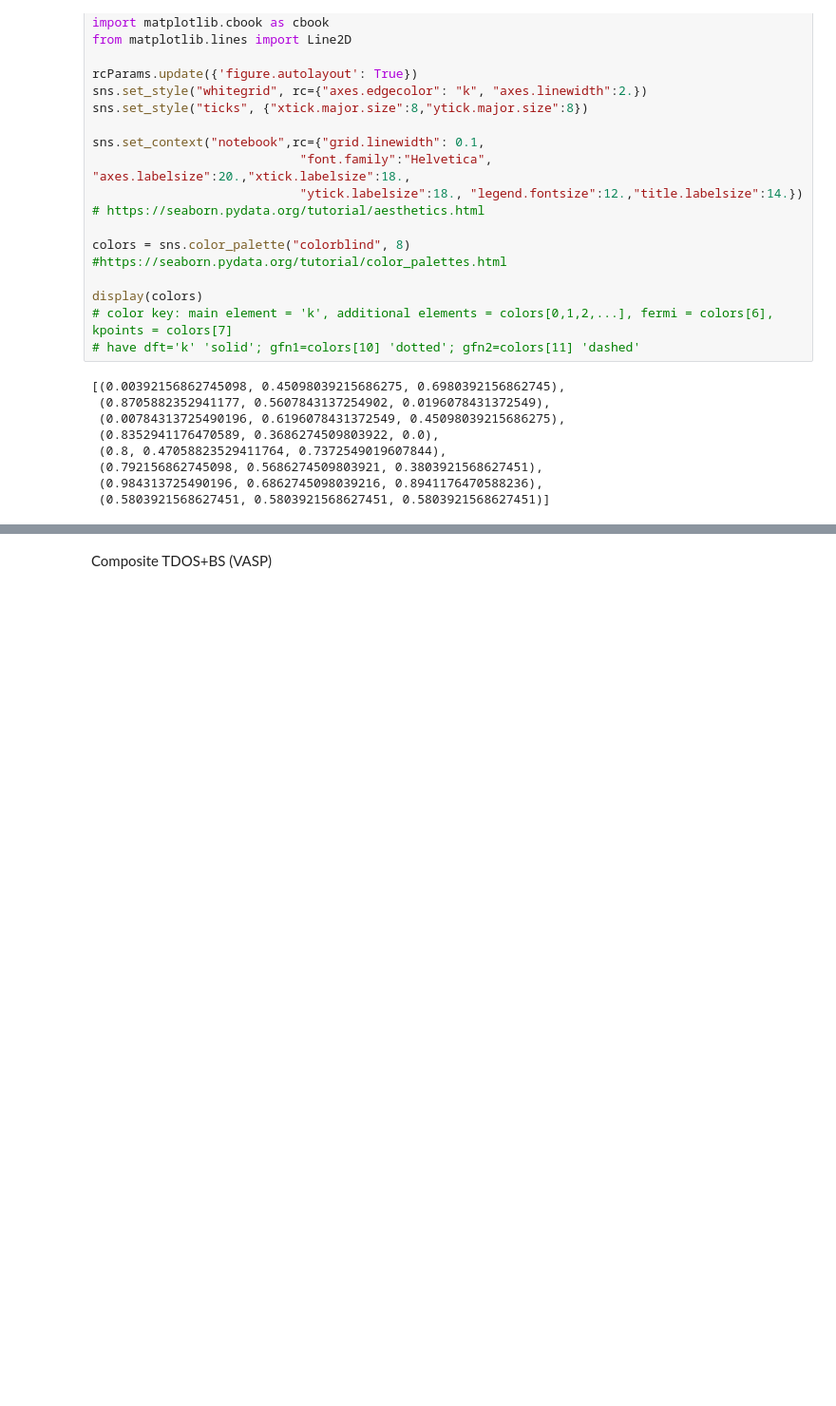
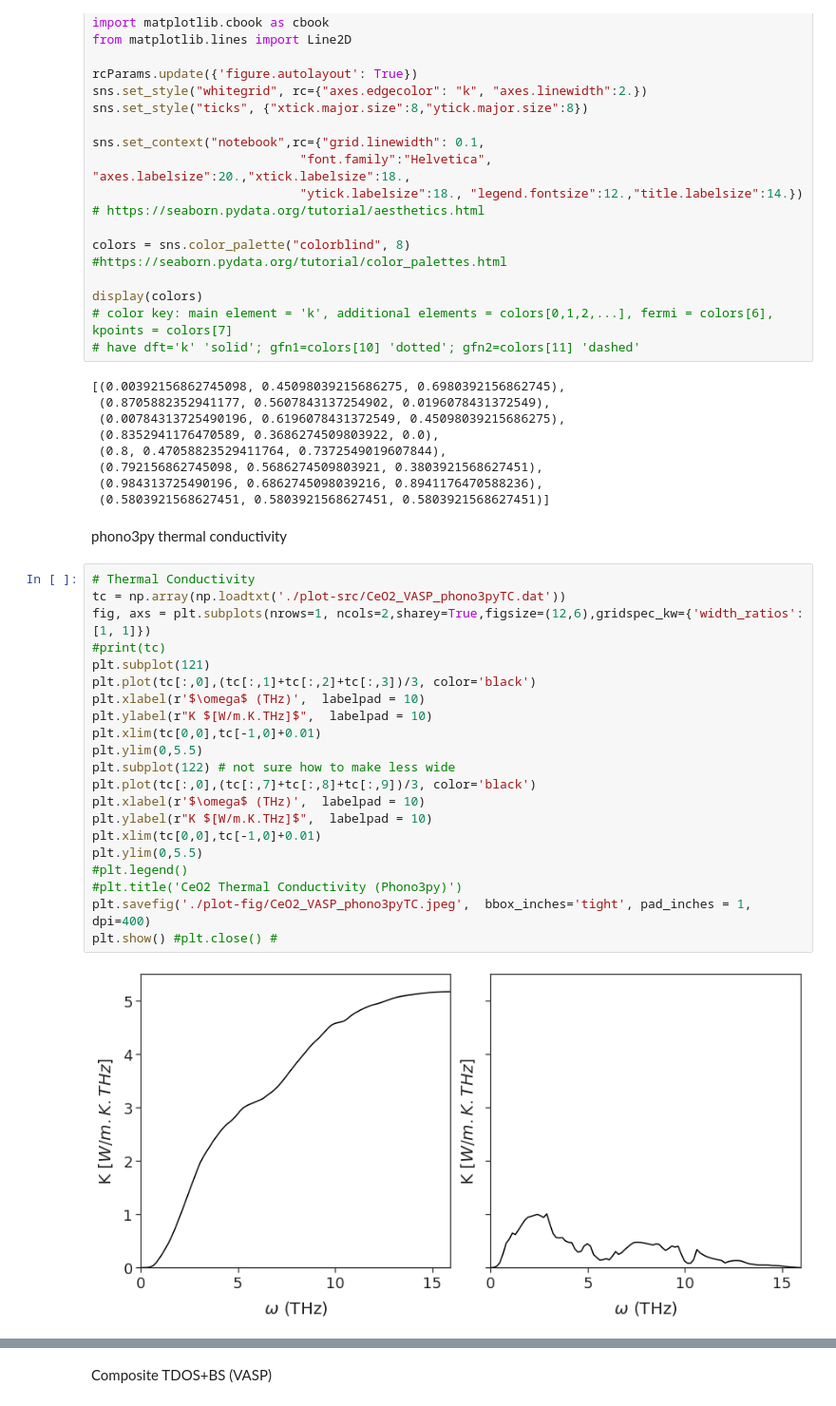
Before and after one commit to ajense28/Python-Scripts, a Jupyter notebook: plotAllCeO2.ipynb, the cells around one changed output, grey strips where cells are left out. Shown at 95% size. Saved outputs shown, nothing was run; the diff lists cells and outputs as text; blank space fills up the shorter version.

```diff
--- a/plotAllCeO2.ipynb
+++ b/plotAllCeO2.ipynb
@@ -34,3 +34,28 @@ display(colors)
  (0.792156862745098, 0.5686274509803921, 0.3803921568627451),
  (0.984313725490196, 0.6862745098039216, 0.8941176470588236),
  (0.5803921568627451, 0.5803921568627451, 0.5803921568627451)]
+# %% [markdown]
+phono3py thermal conductivity
+# %%
+# Thermal Conductivity
+tc = np.array(np.loadtxt('./plot-src/CeO2_VASP_phono3pyTC.dat'))
+fig, axs = plt.subplots(nrows=1, ncols=2,sharey=True,figsize=(12,6),gridspec_kw={'width_ratios': [1, 1]})
+#print(tc)
+plt.subplot(121)
+plt.plot(tc[:,0],(tc[:,1]+tc[:,2]+tc[:,3])/3, color='black')
+plt.xlabel(r'$\omega$ (THz)',  labelpad = 10)
+plt.ylabel(r"Κ $[W/m.K.THz]$",  labelpad = 10)
+plt.xlim(tc[0,0],tc[-1,0]+0.01)
+plt.ylim(0,5.5)
+plt.subplot(122) # not sure how to make less wide
+plt.plot(tc[:,0],(tc[:,7]+tc[:,8]+tc[:,9])/3, color='black')
+plt.xlabel(r'$\omega$ (THz)',  labelpad = 10)
+plt.ylabel(r"Κ $[W/m.K.THz]$",  labelpad = 10)
+plt.xlim(tc[0,0],tc[-1,0]+0.01)
+plt.ylim(0,5.5)
+#plt.legend()
+#plt.title('CeO2 Thermal Conductivity (Phono3py)')
+plt.savefig('./plot-fig/CeO2_VASP_phono3pyTC.jpeg',  bbox_inches='tight', pad_inches = 1, dpi=400)
+plt.show() #plt.close() #
+# %% [output]
+[figure, added]
```
Also changed, not shown: parts of 4 cells of this notebook, 1 other file.
